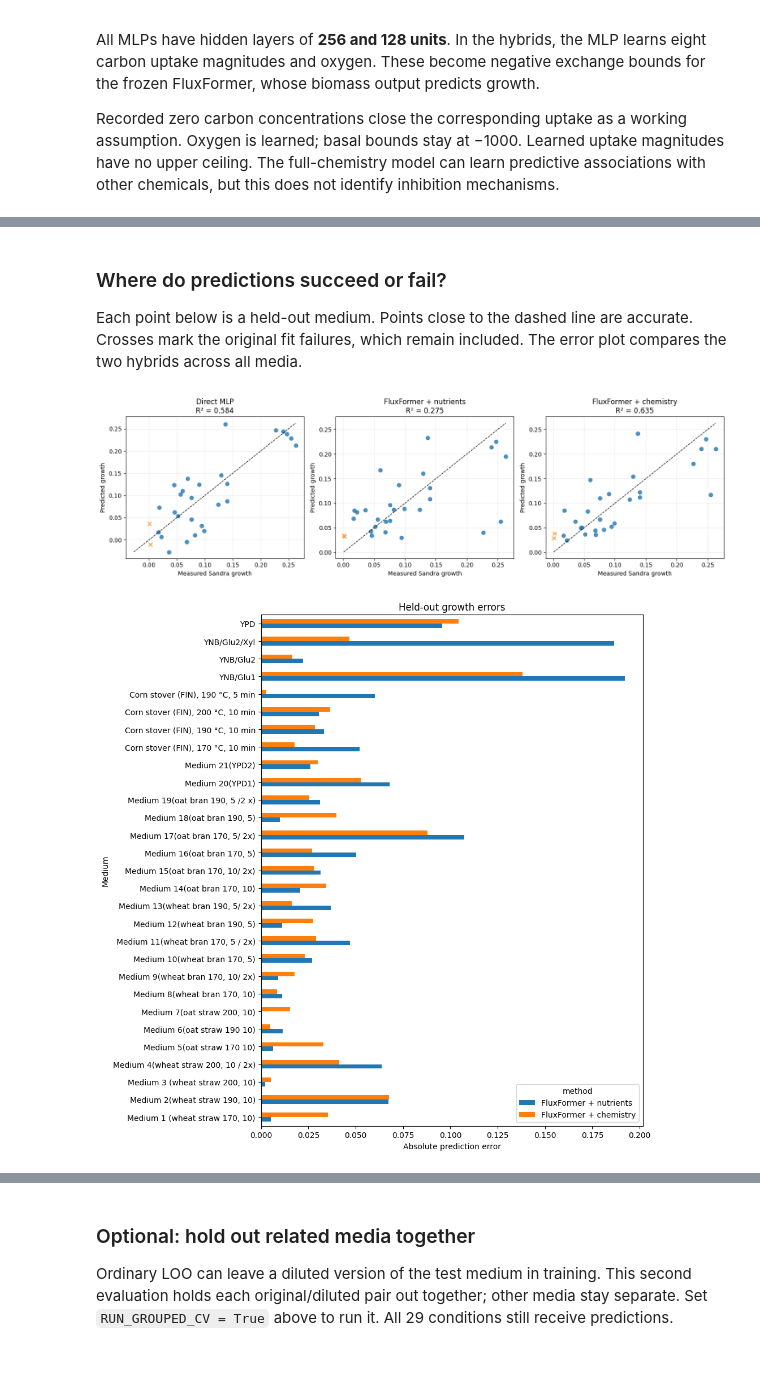
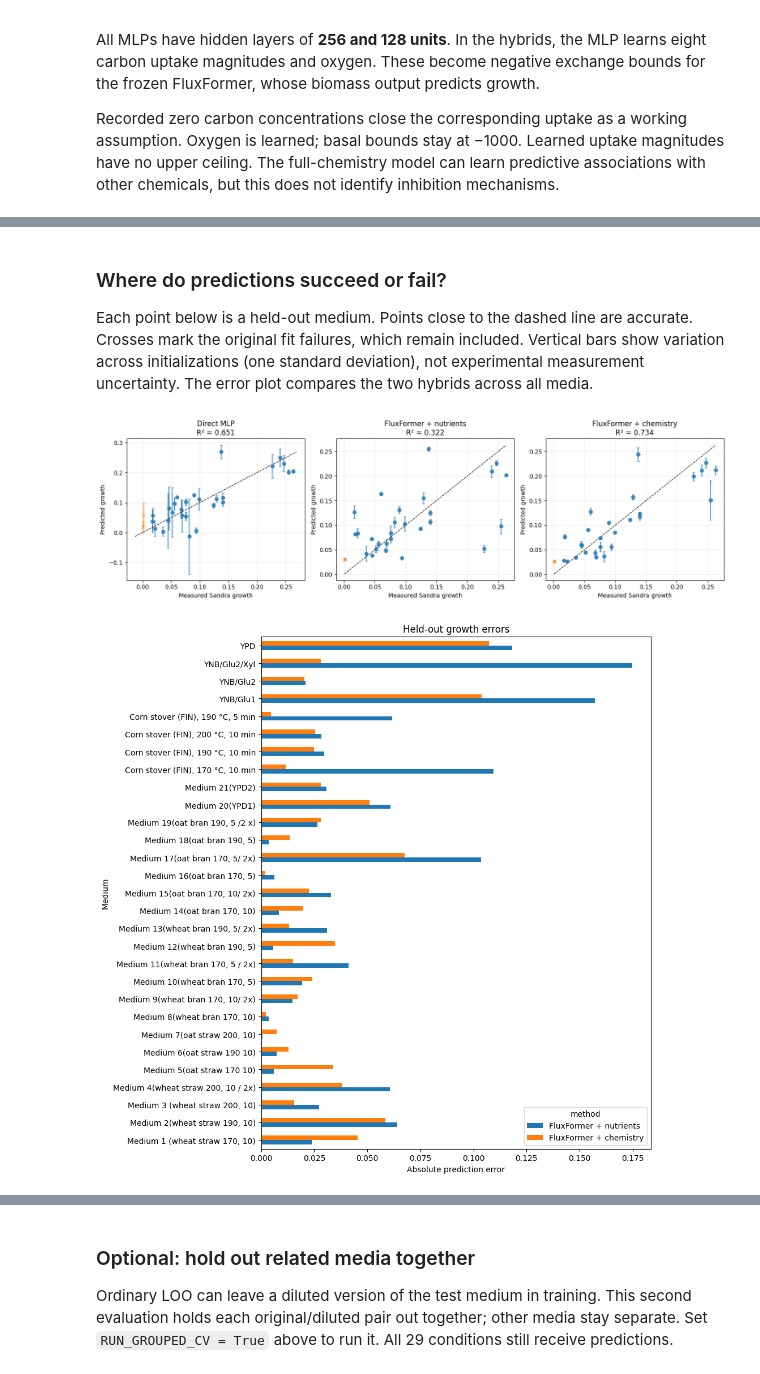
Before and after one commit to ruokokoski/metabolic-NN, a Jupyter notebook: candida_intermedia_model_testing.ipynb, the cells around one changed output, grey strips where cells are left out. Cells and saved outputs as stored; diff of their text form; code cells hidden in the pictures.

Commit message:
Improve Candida Intermedia notebook and add sampler for iML1515 model F

```diff
--- a/candida_intermedia_model_testing.ipynb
+++ b/candida_intermedia_model_testing.ipynb
@@ -319,9 +319,10 @@ GROWTH_CSV = Path('metabolic_models/Growth_data_for_ML_Helsinki_Uni.csv')
 GROWTH_TARGET = 'growth_max_sandra'
 GROWTH_SETTINGS = dict(hidden=(256, 128), dropout=0.1, learning_rate=1e-3,
                        weight_decay=1e-3, epochs=200, patience=25,
-                       min_delta=1e-7, batch_size=4, inner_fraction=0.2, seed=42)
+                       min_delta=1e-7, batch_size=4, inner_fraction=0.2, seed=42,
+                       inner_repeats=3, ensemble_size=3)
 RUN_GROUPED_CV = False  # Optional second evaluation; roughly doubles hybrid training time.
-growth_dir = Path('insights/candida_growth') / model_name
+growth_dir = Path('insights/candida_growth') / model_name / 'ensemble'
 # %% [markdown]
 ### Experimental data
 
@@ -494,6 +495,32 @@ def fit_growth_mlp(x, y, presence, train_ids, validation_ids=None, epochs=None,
 def growth_metrics(truth, prediction):
     return dict(R2=r2_score(truth, prediction), MAE=mean_absolute_error(truth, prediction),
                 RMSE=np.sqrt(mean_squared_error(truth, prediction)))
+
+
+def fit_growth_ensemble(x, y, presence, train, test, inner_splits, ensemble_seeds, hybrid=False):
+    inner_epochs, histories = [], []
+    for repeat, split in enumerate(inner_splits):
+        selected, _, epochs, history = fit_growth_mlp(
+            x, y, presence, split['train'], split['validation'], hybrid=hybrid, seed=split['seed'])
+        del selected
+        inner_epochs.append(epochs)
+        histories.extend(dict(phase='selection', run=repeat, seed=split['seed'], **row) for row in history)
+    epochs = max(1, int(np.median(inner_epochs)))
+    predictions, contexts = [], []
+    for member, seed in enumerate(ensemble_seeds):
+        network, scaler, _, history = fit_growth_mlp(
+            x, y, presence, train, epochs=epochs, hybrid=hybrid, seed=seed)
+        predicted, rates = predict_growth_mlp(network, scaler.transform(x[test]), presence[test])
+        predictions.append(predicted)
+        if rates is not None:
+            contexts.append(rates)
+        histories.extend(dict(phase='refit', run=member, seed=seed, **row) for row in history)
+        del network
+    predictions = np.asarray(predictions, dtype=np.float64)
+    return dict(prediction=predictions.mean(axis=0),
+                prediction_sd=predictions.std(axis=0, ddof=1) if len(predictions) > 1 else np.zeros(len(test)),
+                member_predictions=predictions, member_contexts=np.asarray(contexts) if contexts else None,
+                epochs=epochs, inner_epochs=inner_epochs, history=histories)
 # %%
 def run_growth_cv(splits, name, save=True):
     methods = {'Direct MLP': (chemical_features, False),
@@ -606,38 +647,39 @@ loo: fold 29/29 complete
 # %% [markdown]
 ### Where do predictions succeed or fail?
 
-Each point below is a held-out medium. Points close to the dashed line are accurate. Crosses mark the original fit failures, which remain included. The error plot compares the two hybrids across all media.
+Each point below is a held-out medium. Points close to the dashed line are accurate. Crosses mark the original fit failures, which remain included. Vertical bars show variation across initializations (one standard deviation), not experimental measurement uncertainty. The error plot compares the two hybrids across all media.
 # %%
 growth_methods = ['Direct MLP', 'FluxFormer + nutrients', 'FluxFormer + chemistry']
 fig, axes = plt.subplots(1, 3, figsize=(15, 4.5))
 for ax, method in zip(axes, growth_methods):
     part = growth_loo['predictions'].query('method == @method')
     lo = min(part.truth.min(), part.prediction.min())
     hi = max(part.truth.max(), part.prediction.max())
     for failed, marker in [(False, 'o'), (True, 'x')]:
         points = part.loc[part.original_fit_failed.eq(failed)]
-        ax.scatter(points.truth, points.prediction, marker=marker, s=40, alpha=0.8)
+        ax.errorbar(points.truth, points.prediction, yerr=points.prediction_sd,
+                    fmt=marker, markersize=6, capsize=2, alpha=0.8)
     ax.plot([lo, hi], [lo, hi], 'k--', lw=1)
     ax.set(title=f"{method}\nR² = {growth_loo['metrics'].loc[method, 'R2']:.3f}",
            xlabel='Measured Sandra growth', ylabel='Predicted growth')
     ax.grid(alpha=0.25)
 fig.tight_layout()
 if SAVE_PLOTS:
     pic_dir.mkdir(parents=True, exist_ok=True)
     fig.savefig(pic_dir / 'candida_growth_loo.png', dpi=150, bbox_inches='tight')
 plt.show()
 plt.close(fig)
 
 errors = growth_loo['predictions'].assign(absolute_error=lambda frame: abs(frame.prediction - frame.truth))
 error_table = errors.pivot(index='medium_id', columns='method', values='absolute_error').reindex(growth.medium_id)
 ax = error_table[['FluxFormer + nutrients', 'FluxFormer + chemistry']].plot.barh(figsize=(10, 10))
 ax.set(xlabel='Absolute prediction error', ylabel='Medium', title='Held-out growth errors')
 ax.figure.tight_layout()
 plt.show()
 plt.close(ax.figure)
 # %% [output]
-[figure, old version]
+[figure, new version]
-[figure, old version]
+[figure, new version]
 # %% [markdown]
 ### Check the learned uptake bounds
 
```
Also changed, not shown: parts of 9 cells of this notebook, 18 other files.
